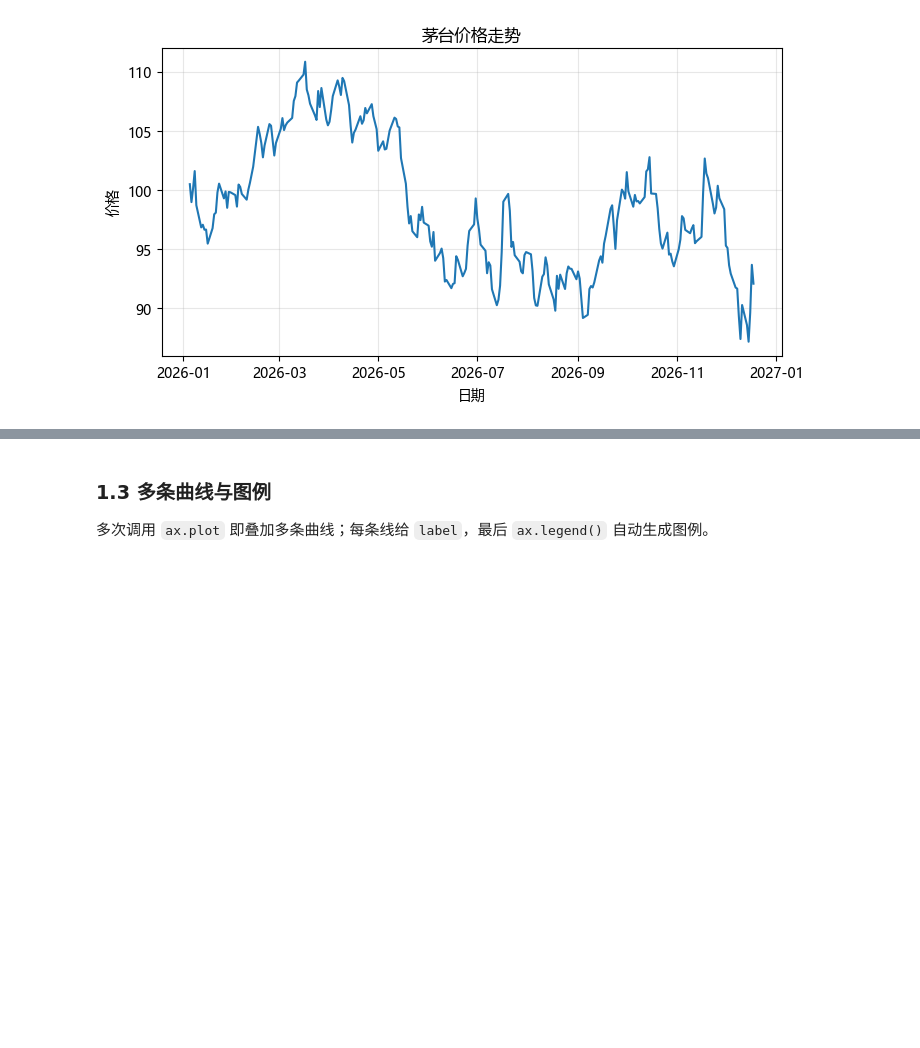
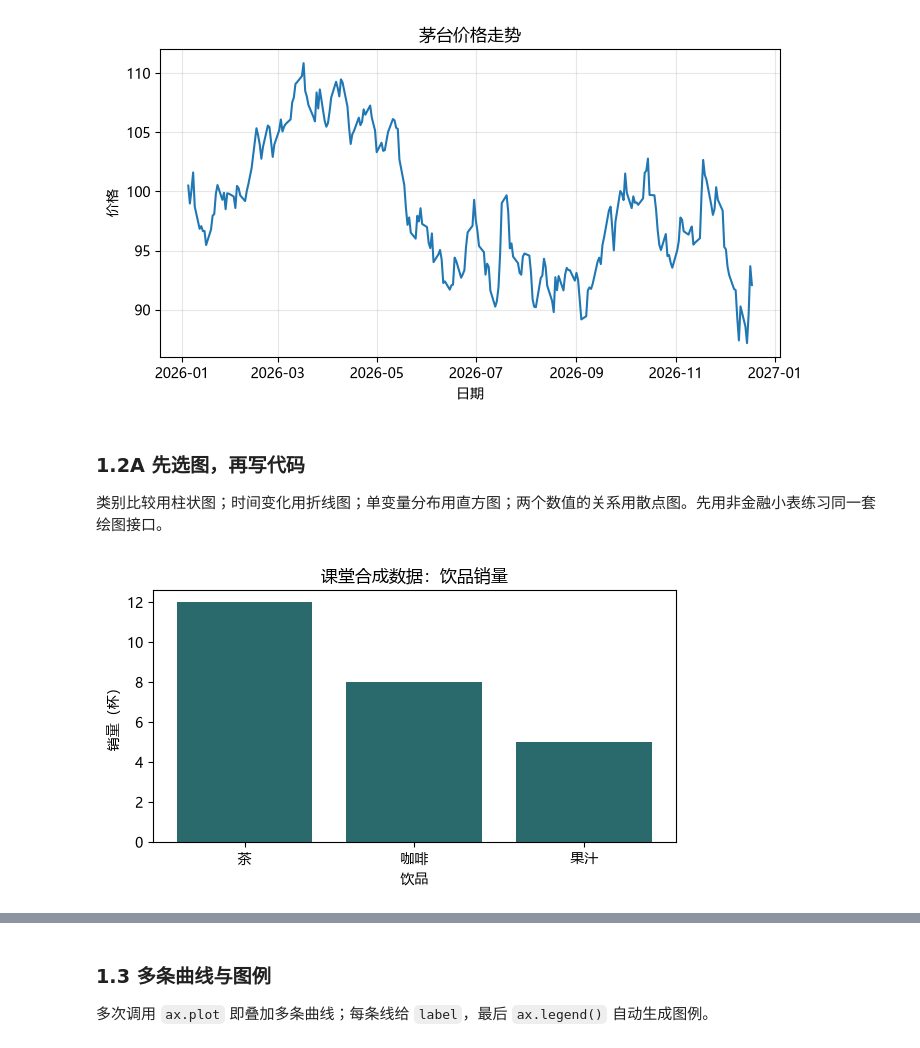
Before and after one commit to aiqfin/python-for-finance, a Jupyter notebook: Chapter5 - Matplotlib可视化/notebooks/05_Visualization.ipynb, the cells around one changed output, grey strips where cells are left out. Saved outputs shown, nothing was run; the diff lists cells and outputs as text; code cells hidden in the pictures; blank space fills up the shorter version.

```diff
--- a/Chapter5 - Matplotlib可视化/notebooks/05_Visualization.ipynb
+++ b/Chapter5 - Matplotlib可视化/notebooks/05_Visualization.ipynb
@@ -75,3 +77,18 @@ ax.grid(alpha=0.3)                      #         网格
 plt.show()                              # 4. 显示
 # %% [output]
 [figure]
+# %% [markdown]
+### 1.2A 先选图，再写代码
+
+类别比较用柱状图；时间变化用折线图；单变量分布用直方图；两个数值的关系用散点图。先用非金融小表练习同一套绘图接口。
+# %%
+drink_names = ["茶", "咖啡", "果汁"]
+drink_counts = [12, 8, 5]
+fig, ax = plt.subplots(figsize=(6, 3.5))
+ax.bar(drink_names, drink_counts, color="#2B6A6C")
+ax.set(title="课堂合成数据：饮品销量", xlabel="饮品", ylabel="销量（杯）")
+ax.set_ylim(bottom=0)
+fig.tight_layout()
+plt.show()
+# %% [output]
+[figure, added]
```
Also changed, not shown: parts of 22 cells of this notebook, 32 other files.
